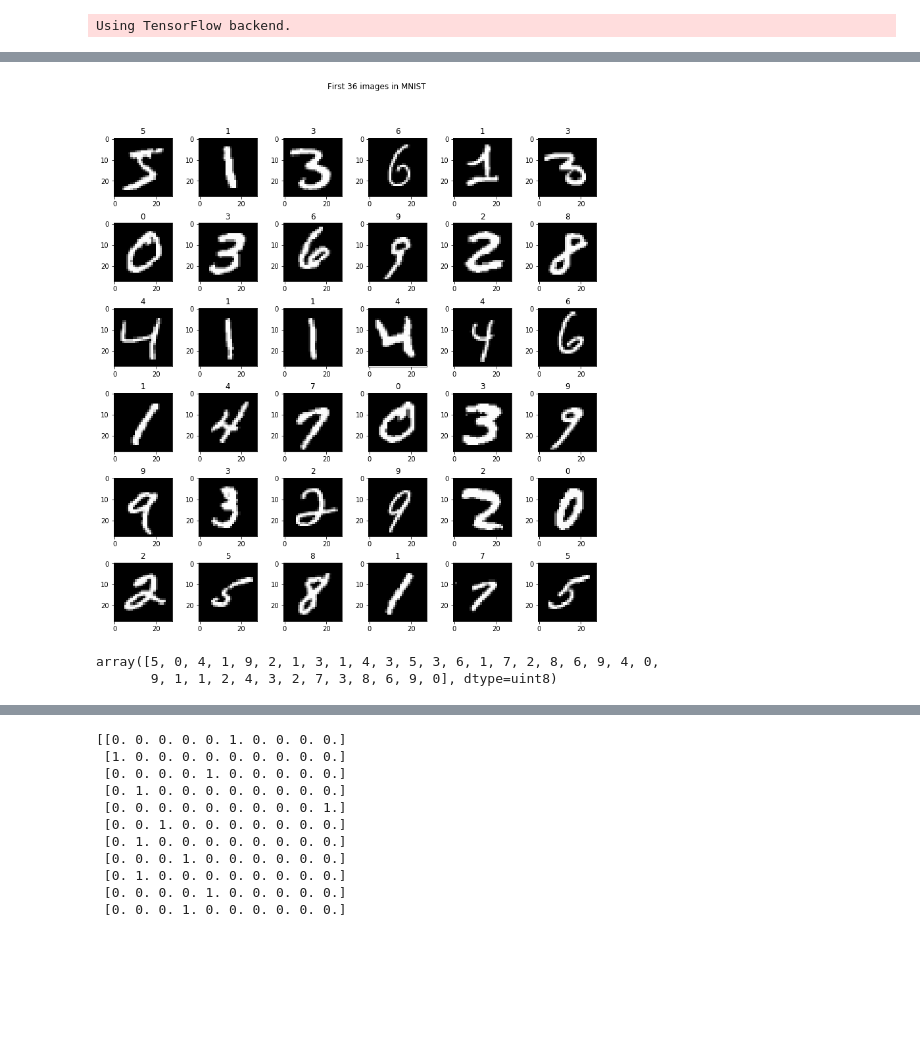
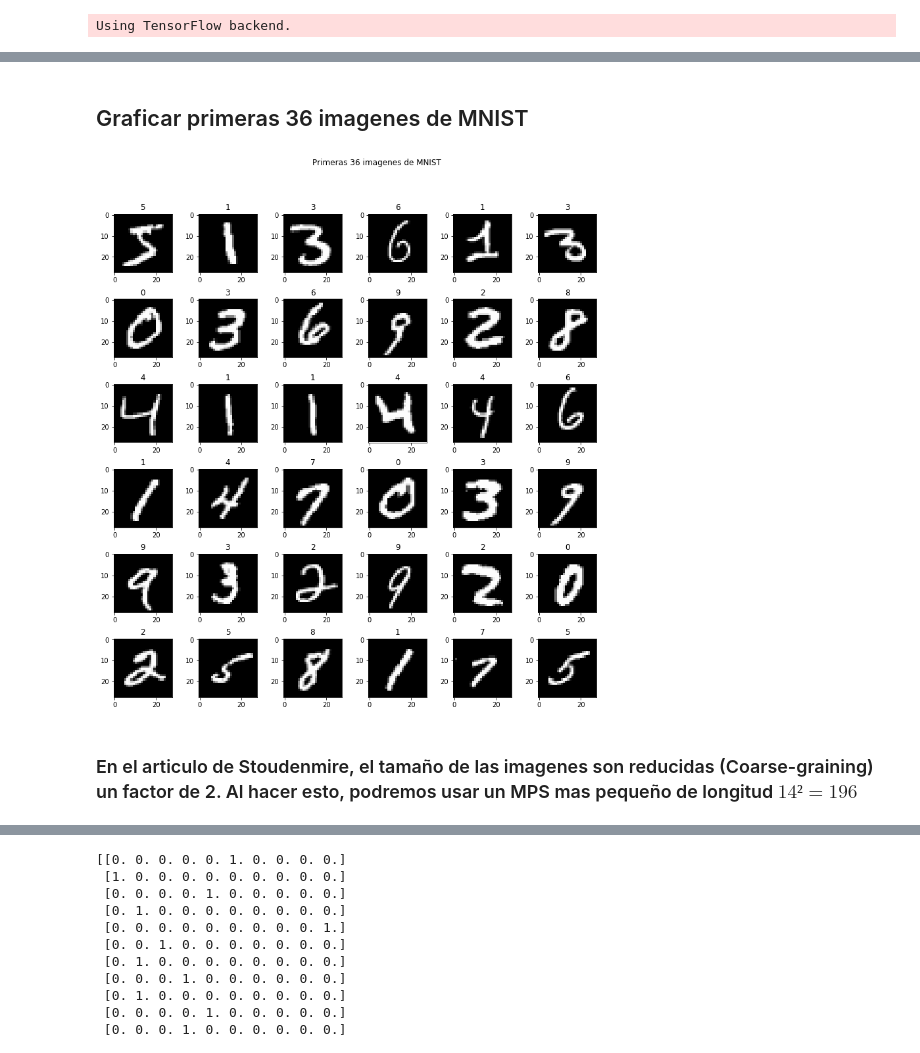
Before and after one commit to Dalperdomoe/Redes-Tensoriales, a Jupyter notebook: 7-Clasificacion de Imagenes.ipynb, the cells around one changed output, grey strips where cells are left out. Cells and saved outputs as stored; diff of their text form; code cells hidden in the pictures; blank space fills up the shorter version.

```diff
--- a/7-Clasificacion de Imagenes.ipynb
+++ b/7-Clasificacion de Imagenes.ipynb
@@ -9,19 +27,3 @@ import matplotlib.pyplot as plt
 (X_train, Y_train), (X_test, Y_test) = mnist.load_data()
 # %% [output]
 Using TensorFlow backend.
-# %%
-X_train = X_train.reshape(len(X_train), 28, 28, 1)
-X_test = X_test.reshape(len(X_test), 28, 28, 1)
-# %%
-# normalization
-X_train = np.array(X_train) / 255.
-Y_train = np.array(Y_train)
-X_test = np.array(X_test) / 255.
-Y_test = np.array(Y_test)
-#X_valid = np.array(X_valid) / 255.
-#Y_valid = np.array(Y_valid)
-
-print('There are', X_train.shape[0], 'training data and',  X_test.shape[0], 'testing data.')
-print('Number of occurence for each number in training data (0 stands for 10):')
-print(np.vstack((np.unique(Y_train), np.bincount(Y_train))).T)
-sns.countplot(Y_train)
@@ -46,0 +32,5 @@ print(np.shape(X_train))
+# %%
+X_train = np.copy(X_train[:2000,:,:])
+X_test = np.copy(X_test[:100,:,:])
+Y_train = np.copy(Y_train[:2000])
+Y_test = np.copy(Y_test[:100])
@@ -47,15 +63,13 @@ print(np.shape(X_train))
+# %% [markdown]
+## Graficar primeras 36 imagenes de MNIST
 # %%
-# plot first 36 images in MNIST
-fig, ax = plt.subplots(6, 6, figsize = (12, 12))
-fig.suptitle('First 36 images in MNIST')
+fig, ax = plt.subplots(6,6, figsize = (12, 12))
+fig.suptitle('Primeras 36 imagenes de MNIST')
 fig.tight_layout(pad = 0.3, rect = [0, 0, 0.9, 0.9])
 for x, y in [(i, j) for i in range(6) for j in range(6)]:
-    ax[x, y].imshow(X_train[x + y * 6].reshape((28, 28)), cmap = 'gray')
+    ax[x, y].imshow(X_train[x + y * 6], cmap = 'gray')
     ax[x, y].set_title(Y_train[x + y * 6])
 # %% [output]
-[figure, old version]
+[figure, new version]
-# %%
-Y_train[0:35]
-# %% [output]
-array([5, 0, 4, 1, 9, 2, 1, 3, 1, 4, 3, 5, 3, 6, 1, 7, 2, 8, 6, 9, 4, 0,
-       9, 1, 1, 2, 4, 3, 2, 7, 3, 8, 6, 9, 0], dtype=uint8)
+# %% [markdown]
+### En el articulo de Stoudenmire, el tamaño de las imagenes son reducidas (Coarse-graining) un factor de 2. Al hacer esto, podremos usar un MPS mas pequeño de longitud $14² = 196$
```
Also changed, not shown: parts of 30 cells of this notebook.
